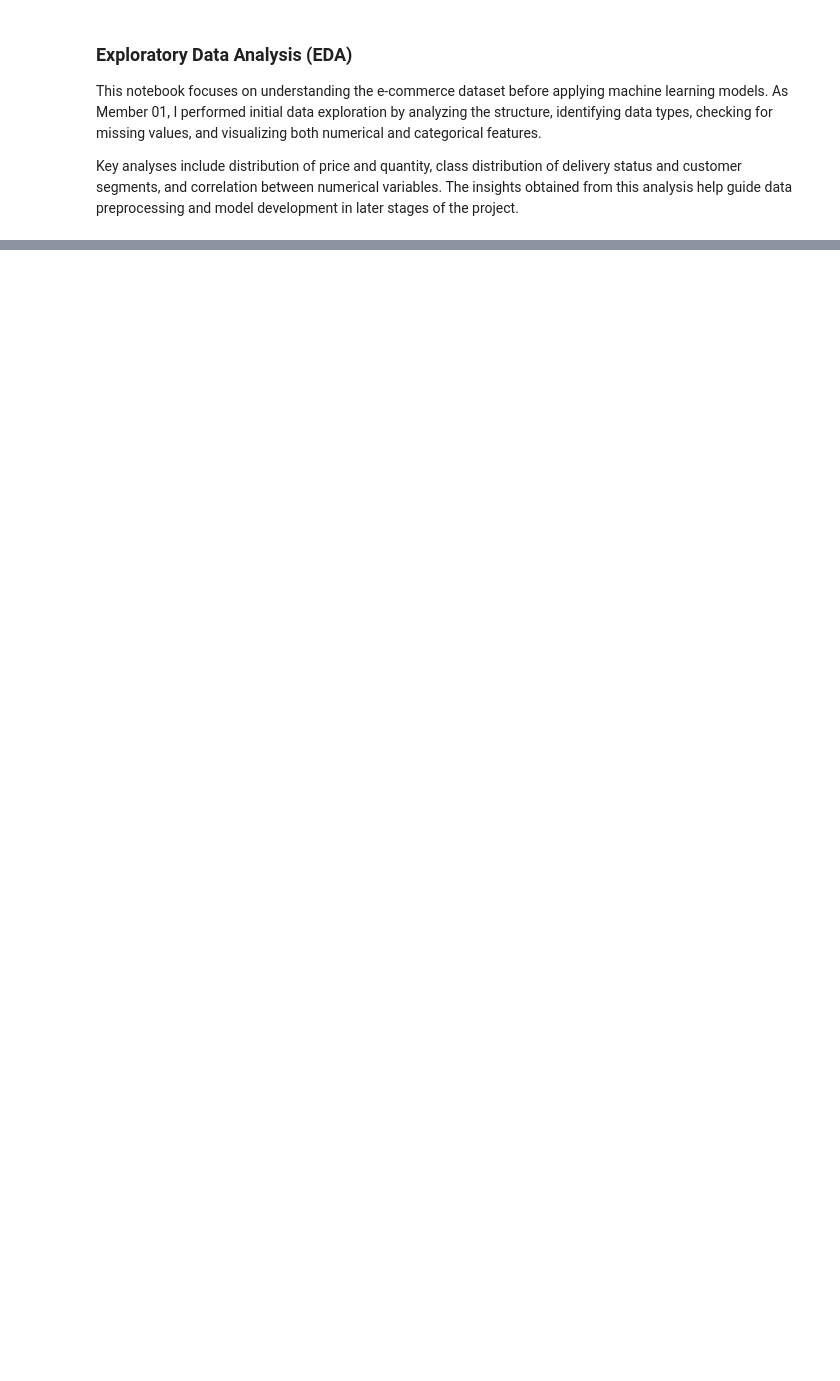
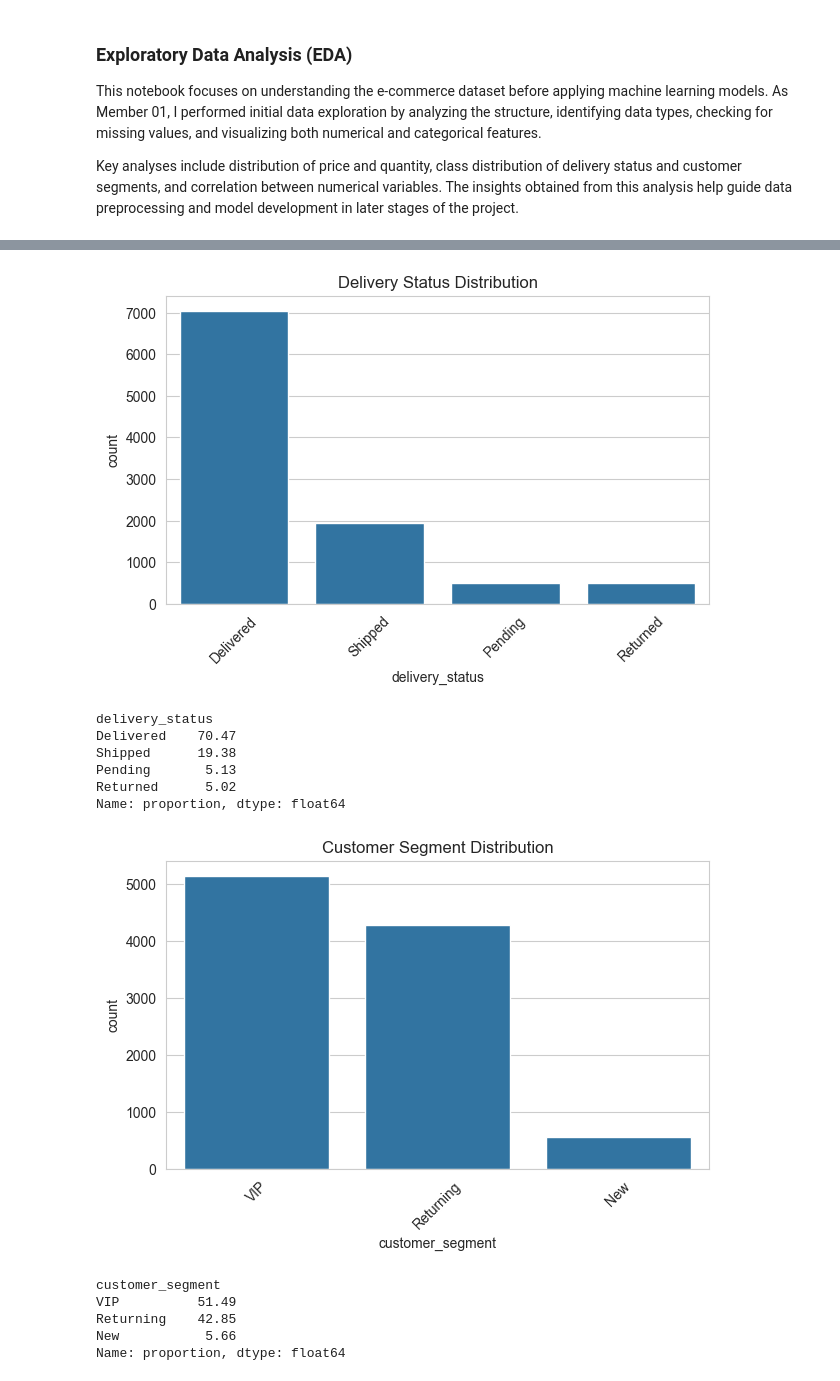
Before and after one commit to jayasanki/ml-ecommerce-project, a Jupyter notebook: notebooks/1_eda_and_preprocessing.ipynb, the cells around one changed output, grey strips where cells are left out. Saved outputs shown, nothing was run; the diff lists cells and outputs as text; code cells hidden in the pictures; blank space fills up the shorter version.

```diff
--- a/notebooks/1_eda_and_preprocessing.ipynb
+++ b/notebooks/1_eda_and_preprocessing.ipynb
@@ -130,0 +235,44 @@ df.to_csv("../data/cleaned_data.csv", index=False)
+# %%
+# Categorical variable analysis
+
+# Delivery status distribution
+plt.figure(figsize=(7, 4))
+sns.countplot(x="delivery_status", data=df, order=df["delivery_status"].value_counts().index)
+plt.title("Delivery Status Distribution")
+plt.xticks(rotation=45)
+plt.show()
+
+print(df["delivery_status"].value_counts(normalize=True) * 100)
+
+# Customer segment distribution
+plt.figure(figsize=(7, 4))
+sns.countplot(x="customer_segment", data=df, order=df["customer_segment"].value_counts().index)
+plt.title("Customer Segment Distribution")
+plt.xticks(rotation=45)
+plt.show()
+
+print(df["customer_segment"].value_counts(normalize=True) * 100)
+
+# Other important categorical columns
+categorical_columns = ["category", "payment_method", "device_type", "channel"]
+
+for col in categorical_columns:
+    plt.figure(figsize=(7, 4))
+    sns.countplot(x=col, data=df, order=df[col].value_counts().index)
+    plt.title(f"{col} Distribution")
+    plt.xticks(rotation=45)
+    plt.show()
+# %% [output]
+[figure, added]
+delivery_status
+Delivered    70.47
+Shipped      19.38
+Pending       5.13
+Returned      5.02
+Name: proportion, dtype: float64
+[figure, added]
+customer_segment
+VIP          51.49
+Returning    42.85
+New           5.66
+Name: proportion, dtype: float64
```
Also changed, not shown: parts of 43 cells of this notebook, 2 other files.
